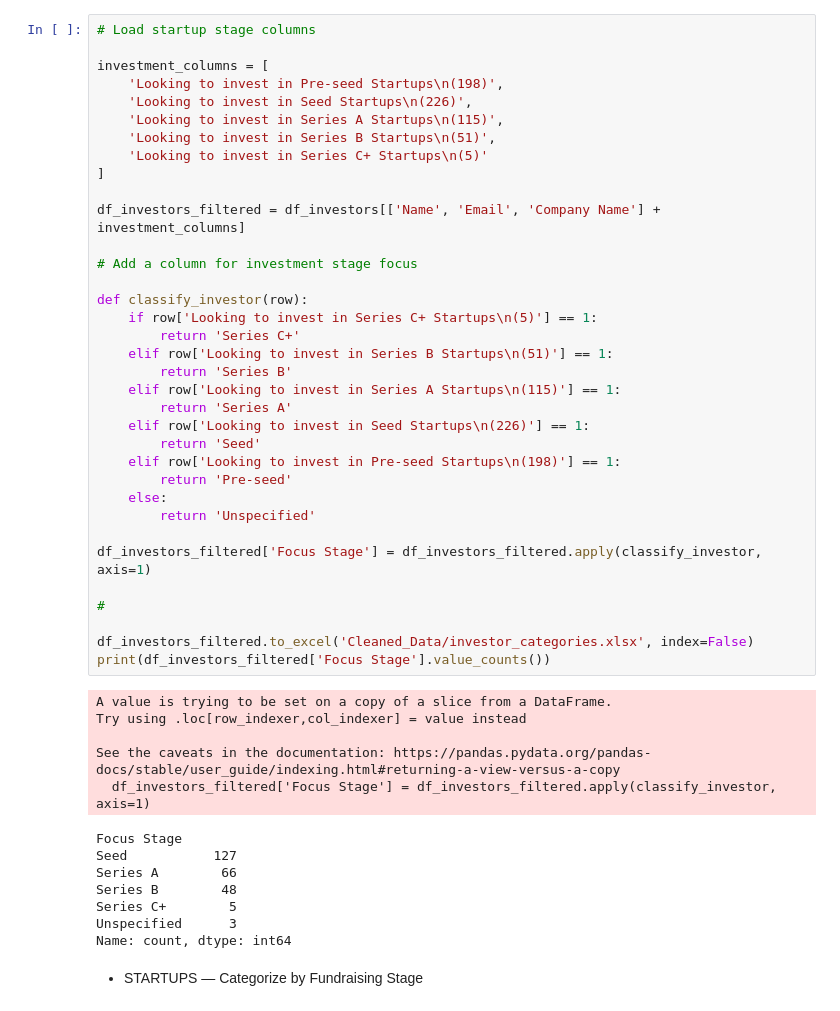
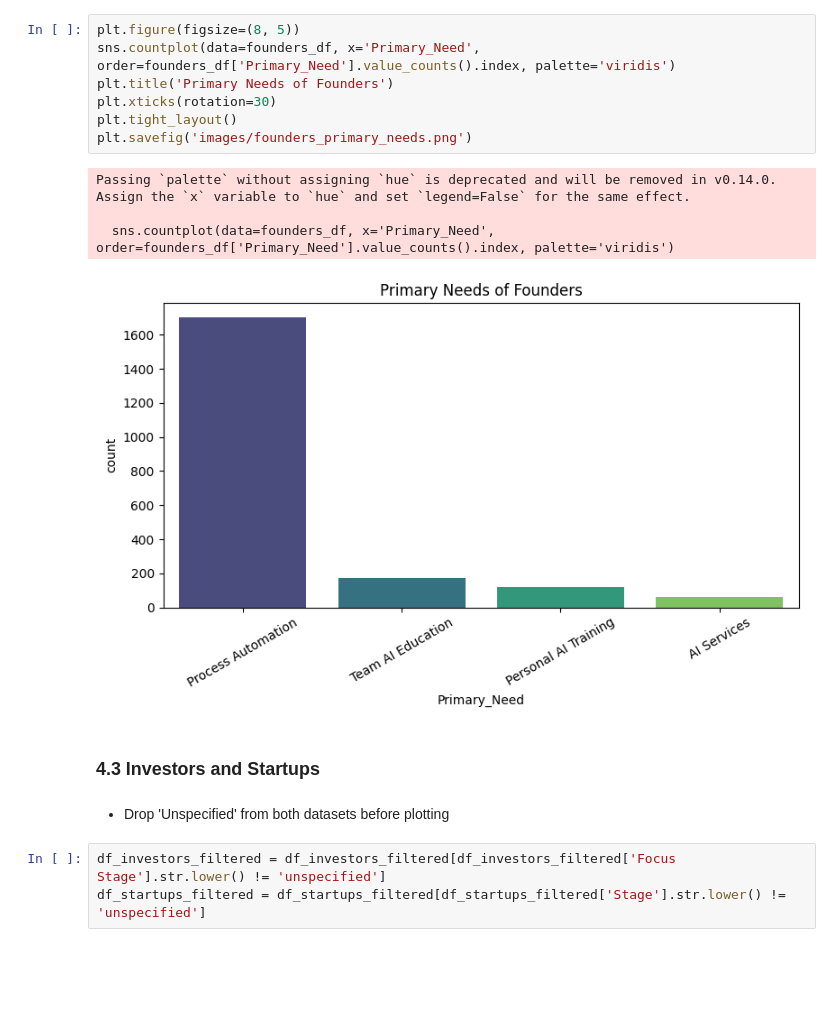
Before and after one commit to Okwy009/TDN, a Jupyter notebook: TDN_Alpha_and_Access/Project/Combining_Data.ipynb, the cells around one changed output. Cells and saved outputs as stored; diff of their text form; blank space fills up the shorter version.

```diff
--- a/TDN_Alpha_and_Access/Project/Combining_Data.ipynb
+++ b/TDN_Alpha_and_Access/Project/Combining_Data.ipynb
@@ -113,50 +200,19 @@ See the caveats in the documentation: https://pandas.pydata.org/pandas-docs/stab
 # %%
-# Load startup stage columns
-
-investment_columns = [
-    'Looking to invest in Pre-seed Startups\n(198)',
-    'Looking to invest in Seed Startups\n(226)',
-    'Looking to invest in Series A Startups\n(115)',
-    'Looking to invest in Series B Startups\n(51)',
-    'Looking to invest in Series C+ Startups\n(5)'
-]
-
-df_investors_filtered = df_investors[['Name', 'Email', 'Company Name'] + investment_columns]
-
-# Add a column for investment stage focus
-
-def classify_investor(row):
-    if row['Looking to invest in Series C+ Startups\n(5)'] == 1:
-        return 'Series C+'
-    elif row['Looking to invest in Series B Startups\n(51)'] == 1:
-        return 'Series B'
-    elif row['Looking to invest in Series A Startups\n(115)'] == 1:
-        return 'Series A'
-    elif row['Looking to invest in Seed Startups\n(226)'] == 1:
-        return 'Seed'
-    elif row['Looking to invest in Pre-seed Startups\n(198)'] == 1:
-        return 'Pre-seed'
-    else:
-        return 'Unspecified'
-
-df_investors_filtered['Focus Stage'] = df_investors_filtered.apply(classify_investor, axis=1)
-
-#
-
-df_investors_filtered.to_excel('Cleaned_Data/investor_categories.xlsx', index=False)
-print(df_investors_filtered['Focus Stage'].value_counts())
+plt.figure(figsize=(8, 5))
+sns.countplot(data=founders_df, x='Primary_Need', order=founders_df['Primary_Need'].value_counts().index, palette='viridis')
+plt.title('Primary Needs of Founders')
+plt.xticks(rotation=30)
+plt.tight_layout()
+plt.savefig('images/founders_primary_needs.png')
 # %% [output]
-A value is trying to be set on a copy of a slice from a DataFrame.
-Try using .loc[row_indexer,col_indexer] = value instead
+Passing `palette` without assigning `hue` is deprecated and will be removed in v0.14.0. Assign the `x` variable to `hue` and set `legend=False` for the same effect.
 
-See the caveats in the documentation: https://pandas.pydata.org/pandas-docs/stable/user_guide/indexing.html#returning-a-view-versus-a-copy
-  df_investors_filtered['Focus Stage'] = df_investors_filtered.apply(classify_investor, axis=1)
+  sns.countplot(data=founders_df, x='Primary_Need', order=founders_df['Primary_Need'].value_counts().index, palette='viridis')
-Focus Stage
-Seed           127
-Series A        66
-Series B        48
-Series C+        5
-Unspecified      3
-Name: count, dtype: int64
+[figure, added]
 # %% [markdown]
-- STARTUPS — Categorize by Fundraising Stage
+### 4.3 Investors and Startups
+# %% [markdown]
+- Drop 'Unspecified' from both datasets before plotting
+# %%
+df_investors_filtered = df_investors_filtered[df_investors_filtered['Focus Stage'].str.lower() != 'unspecified']
+df_startups_filtered = df_startups_filtered[df_startups_filtered['Stage'].str.lower() != 'unspecified']
```
Also changed, not shown: parts of 51 cells of this notebook, 19 other files.
